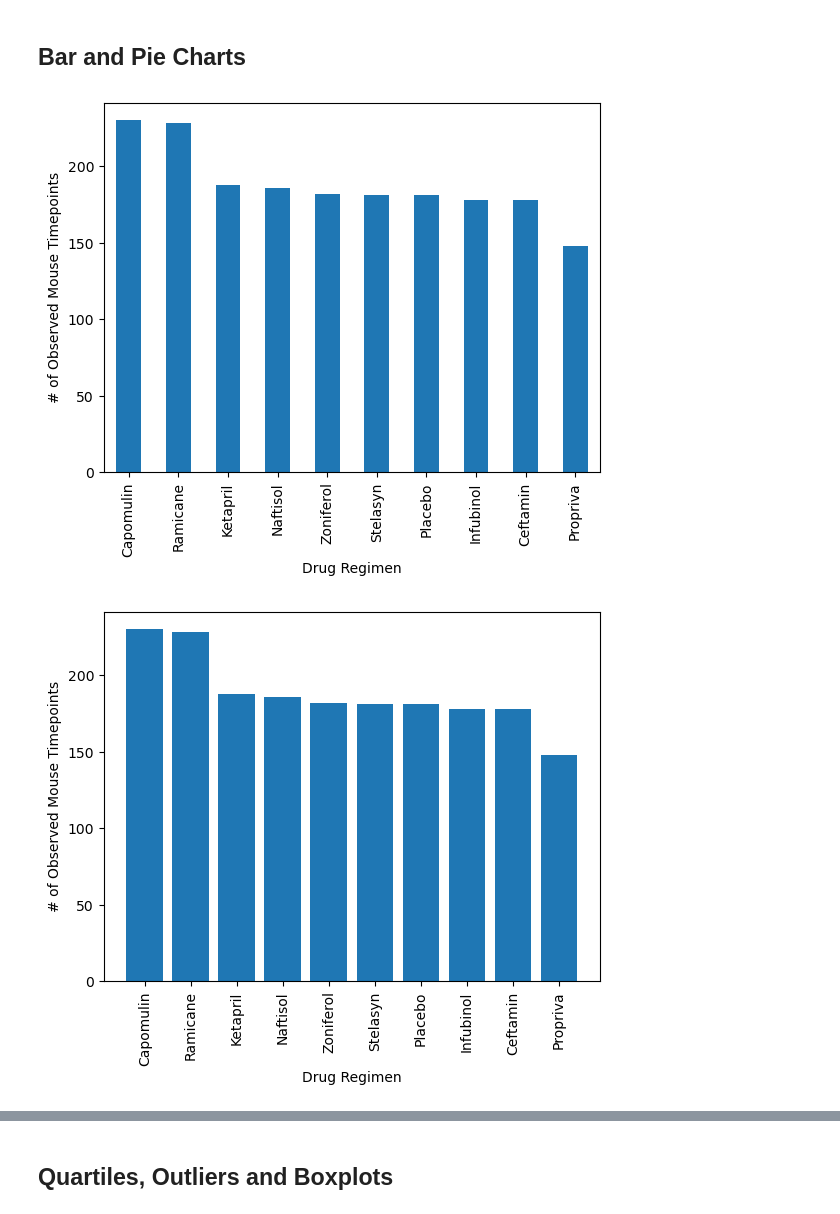
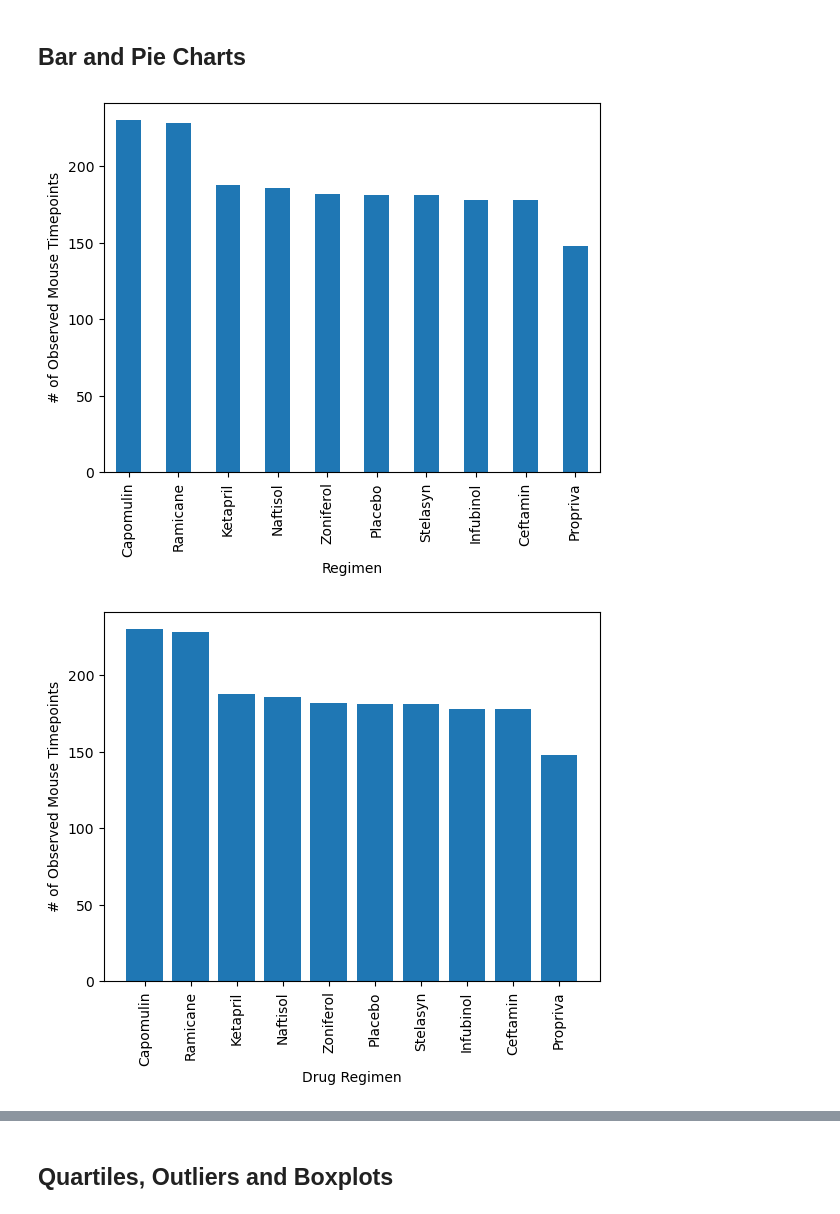
Before and after one commit to SamSchultz-bit/Module-5-Challenge, a Jupyter notebook: pymaceuticals_starter.ipynb, the cells around one changed output, grey strips where cells are left out. Drawn from its saved outputs; the diff is of its cells as text; code cells hidden in the pictures.

```diff
--- a/pymaceuticals_starter.ipynb
+++ b/pymaceuticals_starter.ipynb
@@ -20,7 +20,8 @@ mouse_metadata = pd.read_csv(mouse_metadata_path)
 study_results = pd.read_csv(study_results_path)
 
 # Combine the data into a single DataFrame
-merged_df =
+merged_df = pd.merge(mouse_metadata, study_results, on=["Mouse ID", "Mouse ID"])
 
 # Display the data table for preview
+merged_df.head()
 # %% [output]
@@ -59,3 +63,5 @@ array(['g989'], dtype=object)
 # %%
 # Create a clean DataFrame by dropping the duplicate mouse by its ID.
+clean=merged_df[merged_df['Mouse ID']!='g989']
+clean.head()
 # %% [output]
@@ -113,11 +137,19 @@ array(['g989'], dtype=object)
 ## Bar and Pie Charts
 # %%
 # Generate a bar plot showing the total number of rows (Mouse ID/Timepoints) for each drug regimen using Pandas.
+bar = clean["Drug Regimen"].value_counts()
+bar.plot(kind="bar", xlabel="Regimen", ylabel="# of Observed Mouse Timepoints")
+plt.show()
 # %% [output]
-[figure, old version]
+[figure, new version]
 # %%
 # Generate a bar plot showing the total number of rows (Mouse ID/Timepoints) for each drug regimen using pyplot.
+plt.bar(bar.index.values, bar.values)
+plt.xlabel("Drug Regimen")
+plt.xticks(rotation=90)
+plt.ylabel("# of Observed Mouse Timepoints")
+plt.show()
 # %% [output]
-[figure, old version]
+[figure, new version]
 # %%
 # Generate a pie plot showing the distribution of female versus male mice using Pandas
```
Also changed, not shown: parts of 17 cells of this notebook.
